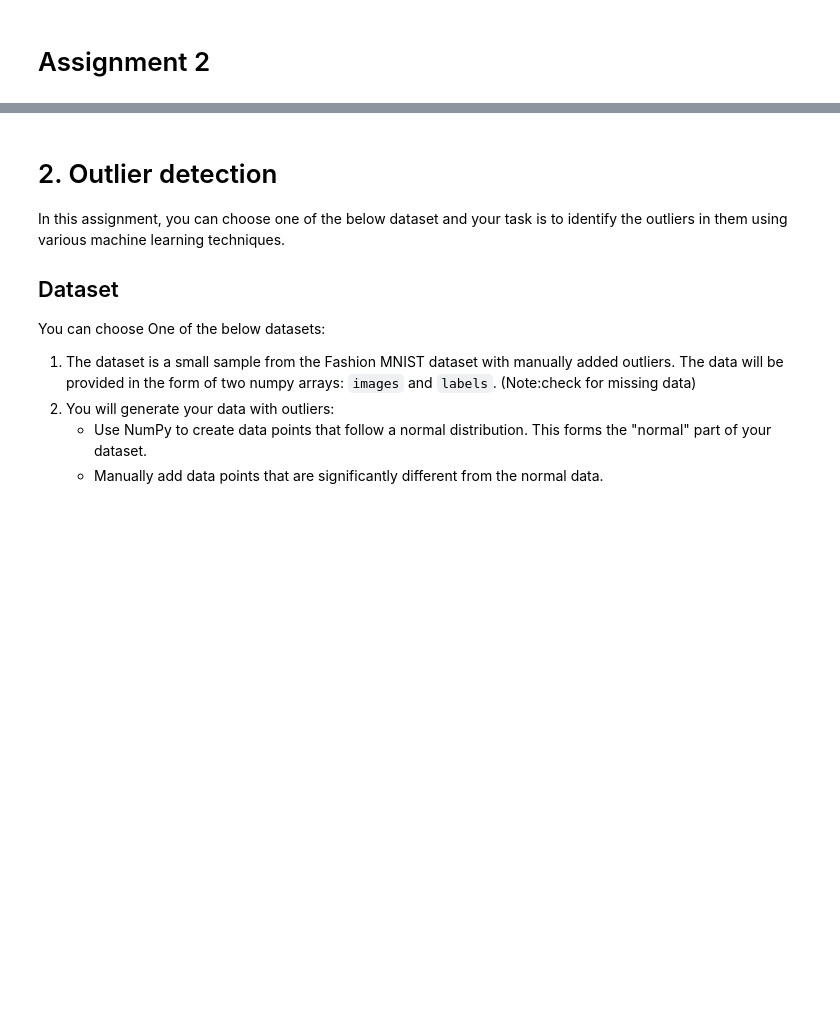
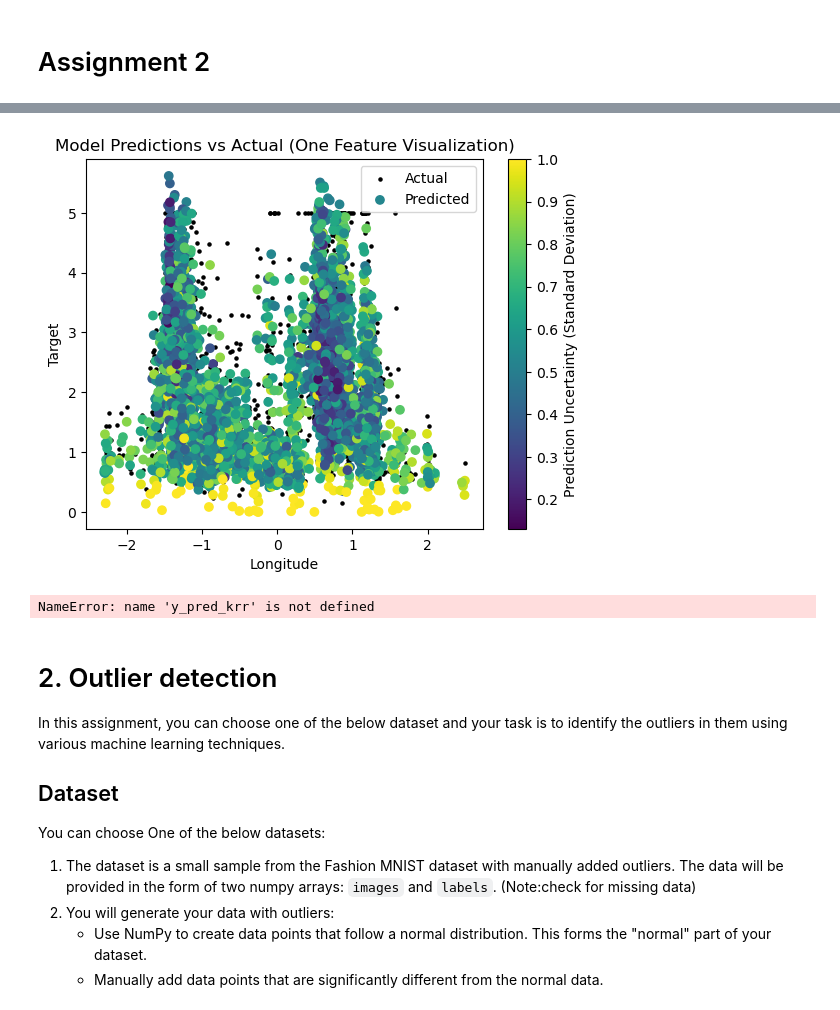
Before and after one commit to asgerbo/Advanced_ML, a Jupyter notebook: assignment_2/Lab_02.ipynb, the cells around one changed output, grey strips where cells are left out. Drawn from its saved outputs; the diff is of its cells as text; code cells hidden in the pictures; blank space fills up the shorter version.

```diff
--- a/assignment_2/Lab_02.ipynb
+++ b/assignment_2/Lab_02.ipynb
@@ -48,3 +172,49 @@ We will use the "California Housing Prices" dataset from the `sklearn.datasets`
+# %%
+from sklearn.gaussian_process.kernels import Matern
+
+kernel = Matern(length_scale=1.0, length_scale_bounds=(1e-1, 1.0), nu=1.5)
+gpr_model = GaussianProcessRegressor(kernel=kernel, random_state=42)
+
+
+gpr_model.fit(X_train_scaled, y_train)
+y_pred_gpr, std_dev_gpr = gpr_model.predict(X_test_scaled, return_std=True)
+# %%
+# Select one feature for visualization (for example, the first feature)
+feature_index = 7
+selected_feature = X_test_scaled[:, feature_index]
+
+# Plot
+plt.scatter(selected_feature, y_test, color='black', s = 5 ,label='Actual')
+
+scatter = plt.scatter(selected_feature, y_pred_gpr,  c=std_dev_gpr, cmap='viridis', label='Predicted')
+plt.colorbar(scatter, label='Prediction Uncertainty (Standard Deviation)')
+plt.xlabel(data.feature_names[feature_index])
+plt.ylabel('Target')
+plt.title('Model Predictions vs Actual (One Feature Visualization)')
+plt.legend()
+plt.show()
+# %% [output]
+[figure, added]
+# %%
+# Evaluate the models
+mse_krr = mean_squared_error(y_test, y_pred_krr)
+mse_bayesian = mean_squared_error(y_test, y_pred_bayesian)
+mse_gpr = mean_squared_error(y_test, y_pred_gpr)
+
+r2_krr = r2_score(y_test, y_pred_krr)
+r2_bayesian = r2_score(y_test, y_pred_bayesian)
+r2_gpr = r2_score(y_test, y_pred_gpr)
+
+# Display results
+results = pd.DataFrame({
+    'Model': ['Kernel Ridge Regression', 'Bayesian Linear Regression', 'Gaussian Process Regression'],
+    'MSE': [mse_krr, mse_bayesian, mse_gpr],
+    'R2 Score': [r2_krr, r2_bayesian, r2_gpr]
+})
+
+results
+# %% [output]
+NameError: name 'y_pred_krr' is not defined
 # %% [markdown]
 # 2. Outlier detection
 In this assignment, you can choose one of the below dataset and your task is to identify the outliers in them using various machine learning techniques.
```
Also changed, not shown: parts of 11 cells of this notebook.
